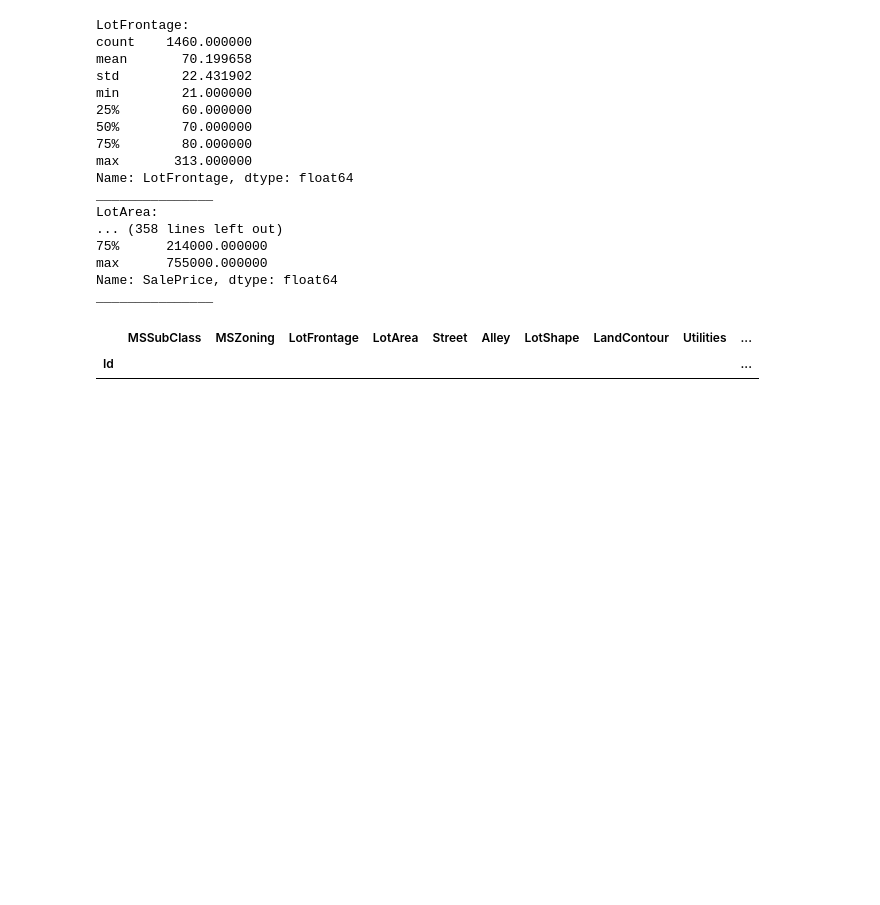
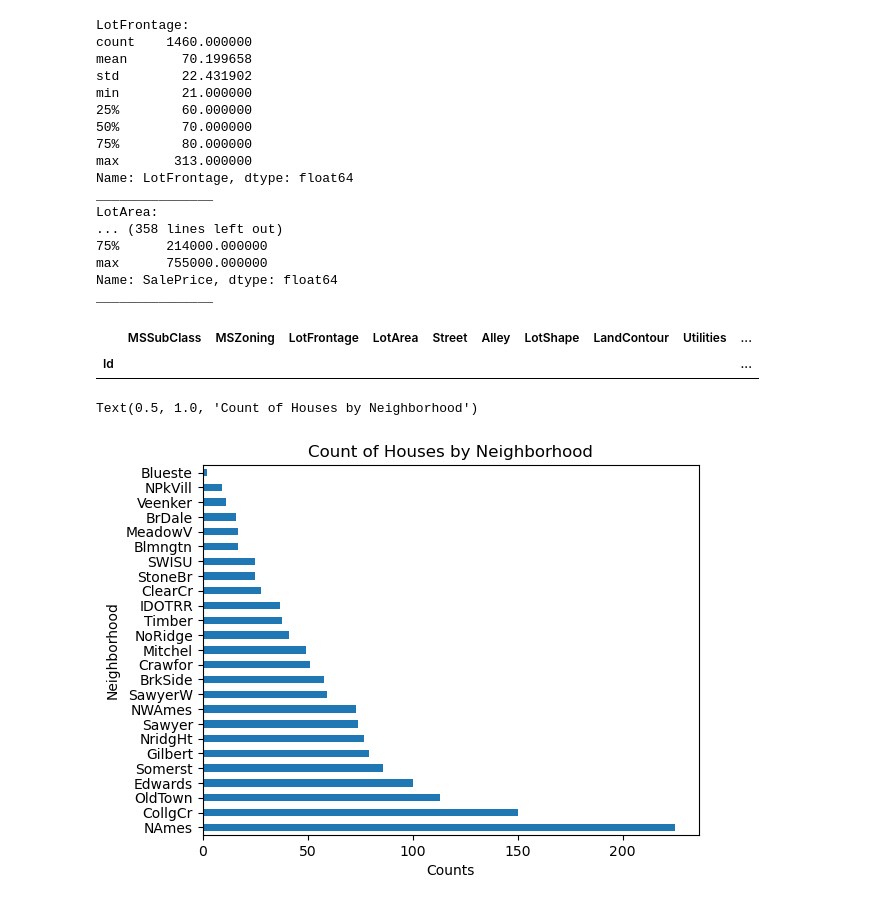
Before and after one commit to hayatrakab/springboard, a Jupyter notebook: springboardCapstone2/house_prices_advanced_regression.ipynb, the cells around one changed output. Drawn from its saved outputs; the diff is of its cells as text; code cells hidden in the pictures; blank space fills up the shorter version.

```diff
--- a/springboardCapstone2/house_prices_advanced_regression.ipynb
+++ b/springboardCapstone2/house_prices_advanced_regression.ipynb
@@ -210,3 +213,13 @@ df[df.duplicated()== True]
 # %% [output]
 |  | MSSubClass | MSZoning | LotFrontage | LotArea | Street | Alley | LotShape | LandContour | Utilities | ... |
 | Id |  |  |  |  |  |  |  |  |  | ... |
+# %%
+# Distribution of housing by neighborhood
+# We see that North Ames has significantly more houses than the rest of the neighborhoods meaning it could be a popping location
+_ = df.Neighborhood.value_counts().plot(kind='barh')
+_.set_xlabel('Counts')
+_.set_ylabel('Neighborhood')
+_.set_title('Count of Houses by Neighborhood')
+# %% [output]
+Text(0.5, 1.0, 'Count of Houses by Neighborhood')
+[figure, added]
```
Also changed, not shown: parts of 5 cells of this notebook.
